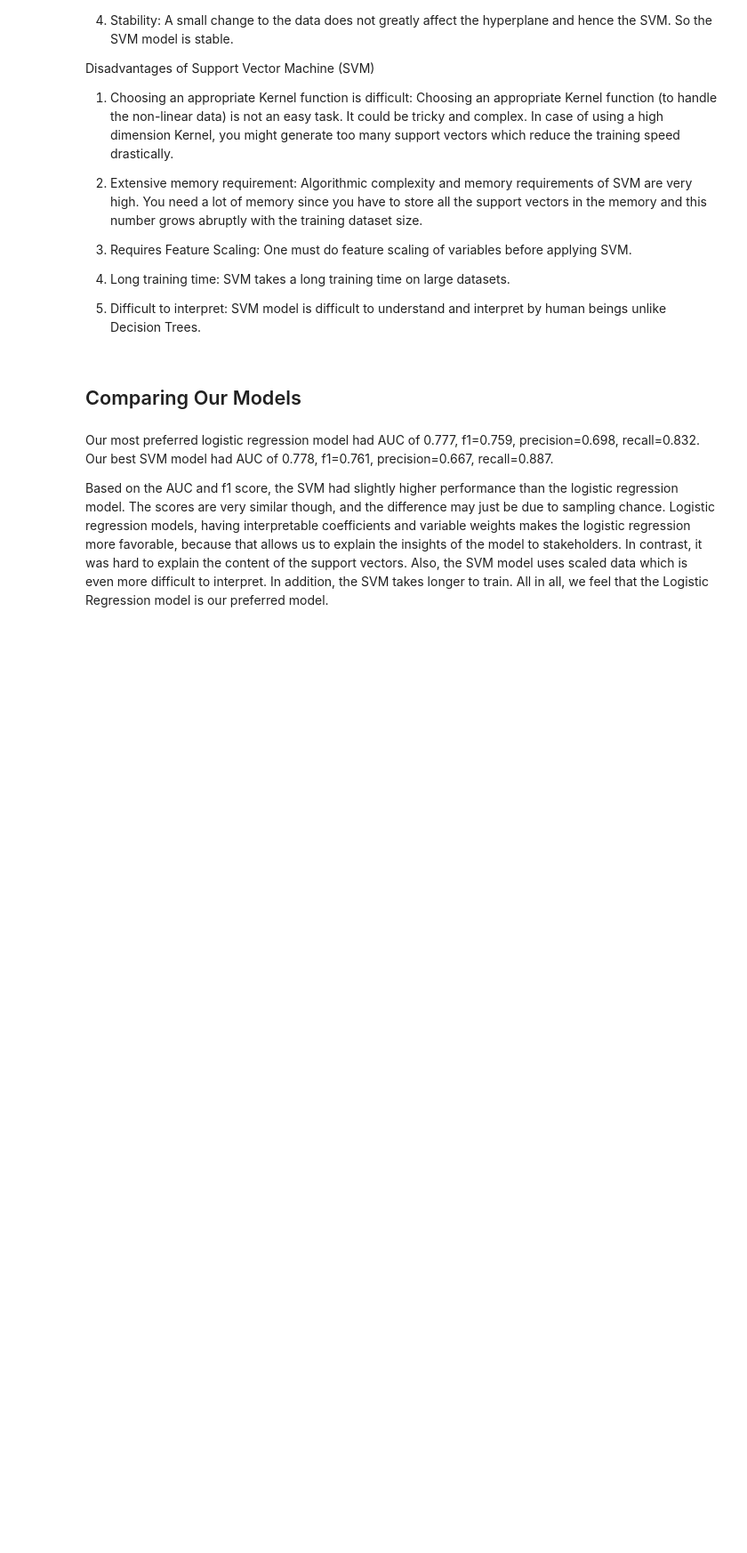
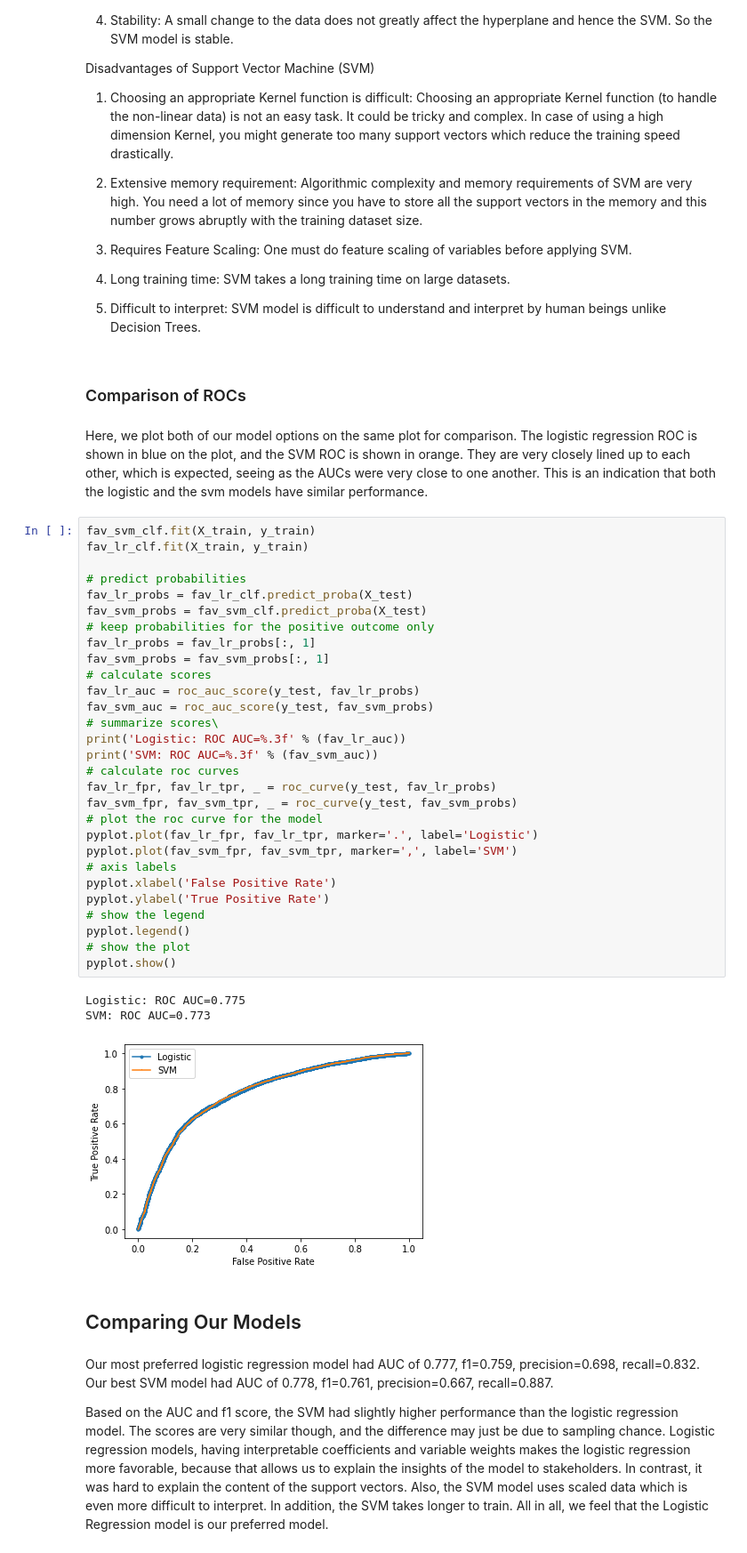
Before and after one commit to tinapai/SMUMSDS-ML1, a Jupyter notebook: Minilab.ipynb, the cells around one changed output. Shown: that part at 89% size. Saved outputs shown, nothing was run; the diff lists cells and outputs as text; blank space fills up the shorter version.

Commit message:
added roc plot with both lines

```diff
--- a/Minilab.ipynb
+++ b/Minilab.ipynb
@@ -1165,6 +1165,43 @@ Disadvantages of Support Vector Machine (SVM)
 4. Long training time: SVM takes a long training time on large datasets.
 
 5. Difficult to interpret: SVM model is difficult to understand and interpret by human beings unlike Decision Trees.
+# %% [markdown]
+### Comparison of ROCs
+# %% [markdown]
+Here, we plot both of our model options on the same plot for comparison. The logistic regression ROC is shown in blue on the plot, and the SVM ROC is shown in orange. They are very closely lined up to each other, which is expected, seeing as the AUCs were very close to one another. This is an indication that both the logistic and the svm models have similar performance.
+# %%
+fav_svm_clf.fit(X_train, y_train)
+fav_lr_clf.fit(X_train, y_train)
+
+# predict probabilities
+fav_lr_probs = fav_lr_clf.predict_proba(X_test)
+fav_svm_probs = fav_svm_clf.predict_proba(X_test)
+# keep probabilities for the positive outcome only
+fav_lr_probs = fav_lr_probs[:, 1]
+fav_svm_probs = fav_svm_probs[:, 1]
+# calculate scores
+fav_lr_auc = roc_auc_score(y_test, fav_lr_probs)
+fav_svm_auc = roc_auc_score(y_test, fav_svm_probs)
+# summarize scores\
+print('Logistic: ROC AUC=%.3f' % (fav_lr_auc))
+print('SVM: ROC AUC=%.3f' % (fav_svm_auc))
+# calculate roc curves
+fav_lr_fpr, fav_lr_tpr, _ = roc_curve(y_test, fav_lr_probs)
+fav_svm_fpr, fav_svm_tpr, _ = roc_curve(y_test, fav_svm_probs)
+# plot the roc curve for the model
+pyplot.plot(fav_lr_fpr, fav_lr_tpr, marker='.', label='Logistic')
+pyplot.plot(fav_svm_fpr, fav_svm_tpr, marker=',', label='SVM')
+# axis labels
+pyplot.xlabel('False Positive Rate')
+pyplot.ylabel('True Positive Rate')
+# show the legend
+pyplot.legend()
+# show the plot
+pyplot.show()
+# %% [output]
+Logistic: ROC AUC=0.775
+SVM: ROC AUC=0.773
+[figure, added]
 # %% [markdown]
 ## Comparing Our Models
 # %% [markdown]
```
